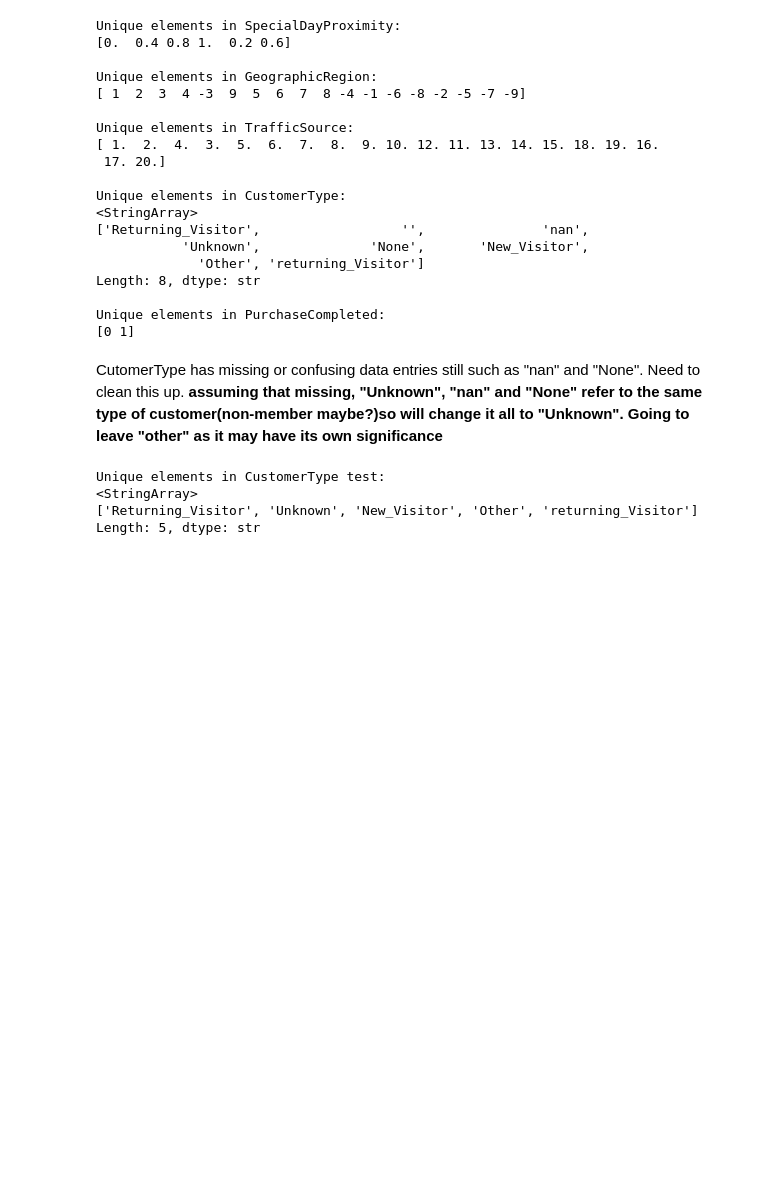
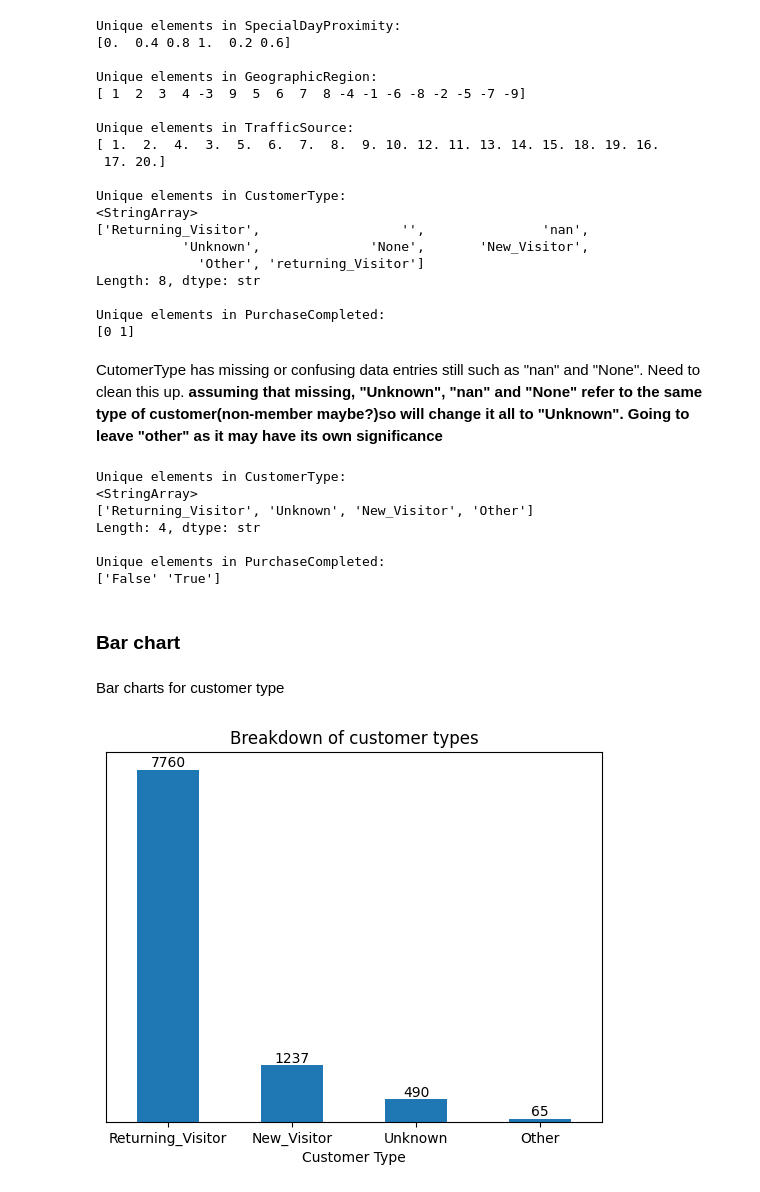
Before and after one commit to R00k3y/EDA_ML_Ecommerce, a Jupyter notebook: eda.ipynb, the cells around one changed output. Saved outputs shown, nothing was run; the diff lists cells and outputs as text; code cells hidden in the pictures; blank space fills up the shorter version.

Commit message:
added bar chart for categorical and ratios

```diff
--- a/eda.ipynb
+++ b/eda.ipynb
@@ -192,16 +174,44 @@ Unique elements in PurchaseCompleted:
 # %% [markdown]
 CutomerType has missing or confusing data entries still such as "nan" and "None". Need to clean this up. **assuming that missing, "Unknown", "nan" and "None" refer to the same type of customer(non-member maybe?)so will change it all to "Unknown". Going to leave "other" as it may have its own significance**
 # %%
-# change the relevant values to Unknown
+# change the relevant values to "Unknown" and the lowercase returning to uppercase
+df_cat['CustomerType']= df_cat['CustomerType'].replace({'': 'Unknown', 'nan':'Unknown', 'None':'Unknown', 'returning_Visitor': 'Returning_Visitor'})
 
-df_cat_test= df_cat['CustomerType'].replace({'': 'Unknown', 'nan':'Unknown', 'None':'Unknown'})
-print("\nUnique elements in CustomerType test:")
-print(df_cat_test.unique())
+print("\nUnique elements in CustomerType:")
+print(df_cat['CustomerType'].unique())
+
+# changed 0s to False and 1s to True in PurchaseCompleted
+df_cat['PurchaseCompleted'] = df_cat['PurchaseCompleted'].replace({0:'False', 1: 'True'})
+print("\nUnique elements in PurchaseCompleted:")
+print(df_cat['PurchaseCompleted'].unique())
 # %% [output]
-Unique elements in CustomerType test:
+Unique elements in CustomerType:
 <StringArray>
-['Returning_Visitor', 'Unknown', 'New_Visitor', 'Other', 'returning_Visitor']
-Length: 5, dtype: str
+['Returning_Visitor', 'Unknown', 'New_Visitor', 'Other']
+Length: 4, dtype: str
+
+Unique elements in PurchaseCompleted:
+['False' 'True']
 # %%
-## Must run this after all data cleaning
-df_cat = df_clean[['SpecialDayProximity', 'GeographicRegion', 'TrafficSource', 'CustomerType', 'PurchaseCompleted']].astype('category') # change to category type after cleaning all the data
+## might not haave to run this
+
+# run this after all data cleaning to change all the variables to a category data type
+# df_cat = df_cat.astype('category')
+# %% [markdown]
+### Bar chart
+# %% [markdown]
+Bar charts  for customer type
+# %%
+customer_types = df_cat['CustomerType'].value_counts()
+bar_customer = customer_types.plot(kind ='bar')
+
+bar_customer.bar_label(bar_customer.containers[0])
+bar_customer.yaxis.set_visible(False)
+
+plt.title('Breakdown of customer types')
+plt.xlabel('Customer Type')
+plt.xticks(rotation =0)   # angle x labels at 45 degrees
+#plt.ylabel("Count")
+plt.show()
+# %% [output]
+[figure, added]
```
Also changed, not shown: parts of 17 cells of this notebook.
